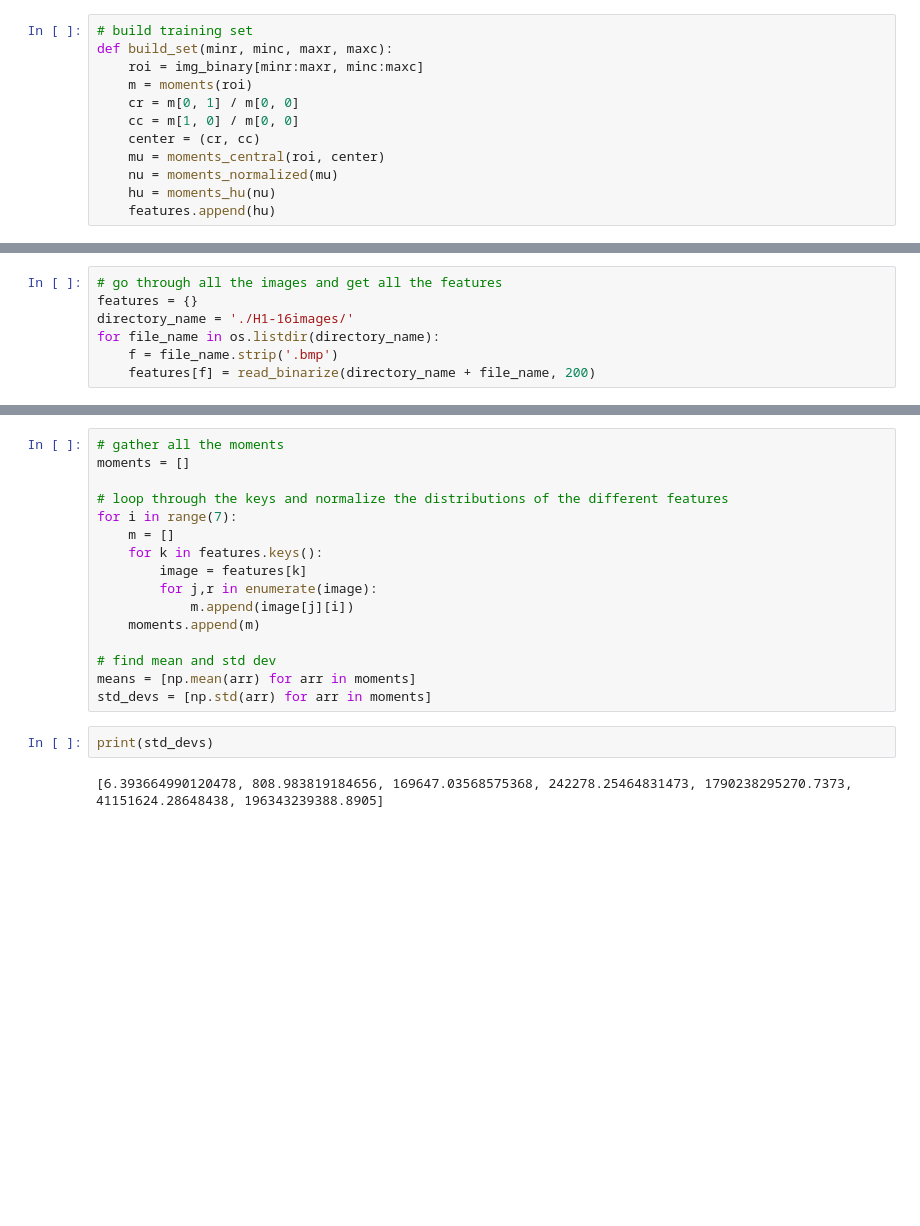
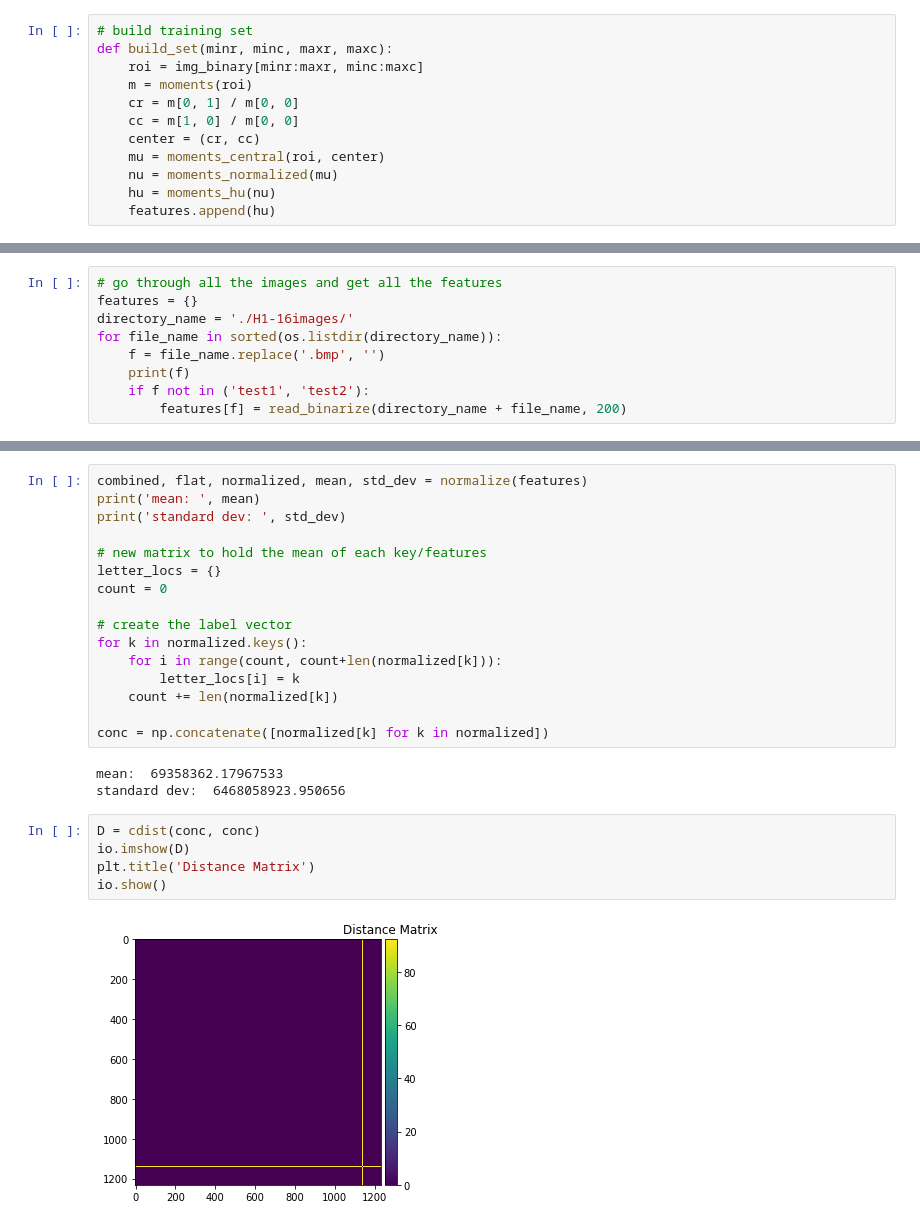
Before and after one commit to advil64/computer-vision, a Jupyter notebook: hw/Assignment1/hw1.ipynb, the cells around one changed output, grey strips where cells are left out. Drawn from its saved outputs; the diff is of its cells as text; blank space fills up the shorter version.

```diff
--- a/hw/Assignment1/hw1.ipynb
+++ b/hw/Assignment1/hw1.ipynb
@@ -86,6 +87,8 @@ Height:  80 Width:  7
 # go through all the images and get all the features
 features = {}
 directory_name = './H1-16images/'
-for file_name in os.listdir(directory_name):
-    f = file_name.strip('.bmp')
-    features[f] = read_binarize(directory_name + file_name, 200)
+for file_name in sorted(os.listdir(directory_name)):
+    f = file_name.replace('.bmp', '')
+    print(f)
+    if f not in ('test1', 'test2'):
+        features[f] = read_binarize(directory_name + file_name, 200)
@@ -92,20 +114,26 @@ for file_name in os.listdir(directory_name):
-# %%
-# gather all the moments
-moments = []
-
-# loop through the keys and normalize the distributions of the different features
-for i in range(7):
-    m = []
-    for k in features.keys():
-        image = features[k]
-        for j,r in enumerate(image):
-            m.append(image[j][i])
-    moments.append(m)
-
-# find mean and std dev
-means = [np.mean(arr) for arr in moments]
-std_devs = [np.std(arr) for arr in moments]
-# %%
-print(std_devs)
-# %% [output]
-[6.393664990120478, 808.983819184656, 169647.03568575368, 242278.25464831473, 1790238295270.7373, 41151624.28648438, 196343239388.8905]
+# %%
+combined, flat, normalized, mean, std_dev = normalize(features)
+print('mean: ', mean)
+print('standard dev: ', std_dev)
+
+# new matrix to hold the mean of each key/features
+letter_locs = {}
+count = 0
+
+# create the label vector
+for k in normalized.keys():
+    for i in range(count, count+len(normalized[k])):
+        letter_locs[i] = k
+    count += len(normalized[k])
+
+conc = np.concatenate([normalized[k] for k in normalized])
+# %% [output]
+mean:  69358362.17967533
+standard dev:  6468058923.950656
+# %%
+D = cdist(conc, conc)
+io.imshow(D)
+plt.title('Distance Matrix')
+io.show()
+# %% [output]
+[figure, added]
```
Also changed, not shown: parts of 13 cells of this notebook, 3 other files.
